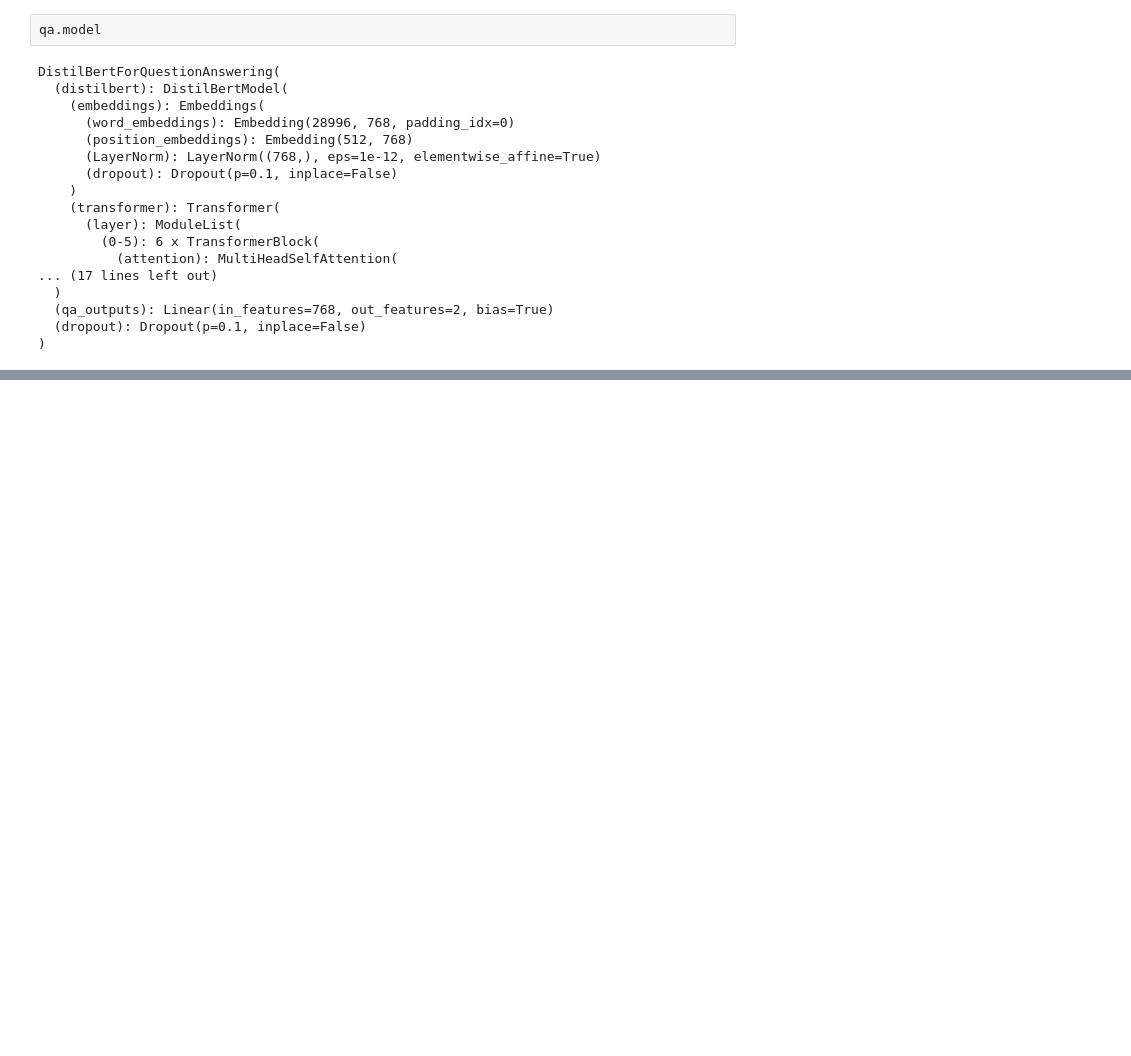
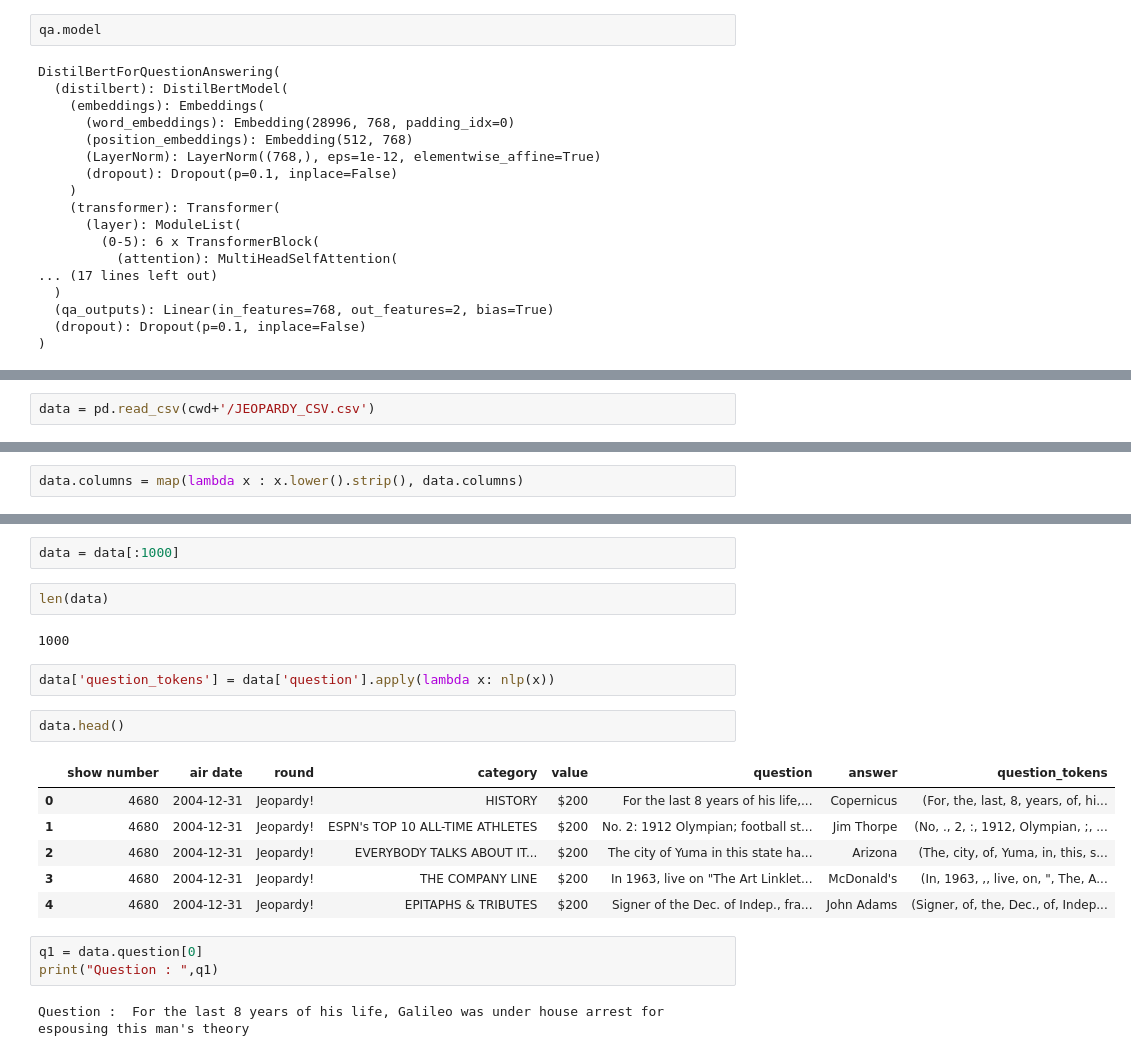
Before and after one commit to suntahav/nlp-practice, a Jupyter notebook: transformers/start_transformer.ipynb, the cells around one changed output, grey strips where cells are left out. Saved outputs shown, nothing was run; the diff lists cells and outputs as text; blank space fills up the shorter version.

```diff
--- a/transformers/start_transformer.ipynb
+++ b/transformers/start_transformer.ipynb
@@ -88,0 +142,2 @@ DistilBertForQuestionAnswering(
+# %%
+data = pd.read_csv(cwd+'/JEOPARDY_CSV.csv')
@@ -88,0 +159,2 @@ DistilBertForQuestionAnswering(
+# %%
+data.columns = map(lambda x : x.lower().strip(), data.columns)
@@ -88,0 +170,22 @@ DistilBertForQuestionAnswering(
+# %%
+data = data[:1000]
+# %%
+len(data)
+# %% [output]
+1000
+# %%
+data['question_tokens'] = data['question'].apply(lambda x: nlp(x))
+# %%
+data.head()
+# %% [output]
+|  | show number | air date | round | category | value | question | answer | question_tokens |
+| 0 | 4680 | 2004-12-31 | Jeopardy! | HISTORY | $200 | For the last 8 years of his life,... | Copernicus | (For, the, last, 8, years, of, hi... |
+| 1 | 4680 | 2004-12-31 | Jeopardy! | ESPN's TOP 10 ALL-TIME ATHLETES | $200 | No. 2: 1912 Olympian; football st... | Jim Thorpe | (No, ., 2, :, 1912, Olympian, ;, ... |
+| 2 | 4680 | 2004-12-31 | Jeopardy! | EVERYBODY TALKS ABOUT IT... | $200 | The city of Yuma in this state ha... | Arizona | (The, city, of, Yuma, in, this, s... |
+| 3 | 4680 | 2004-12-31 | Jeopardy! | THE COMPANY LINE | $200 | In 1963, live on "The Art Linklet... | McDonald's | (In, 1963, ,, live, on, ", The, A... |
+| 4 | 4680 | 2004-12-31 | Jeopardy! | EPITAPHS & TRIBUTES | $200 | Signer of the Dec. of Indep., fra... | John Adams | (Signer, of, the, Dec., of, Indep... |
+# %%
+q1 = data.question[0]
+print("Question : ",q1)
+# %% [output]
+Question :  For the last 8 years of his life, Galileo was under house arrest for espousing this man's theory
```
Also changed, not shown: parts of 28 cells of this notebook.
